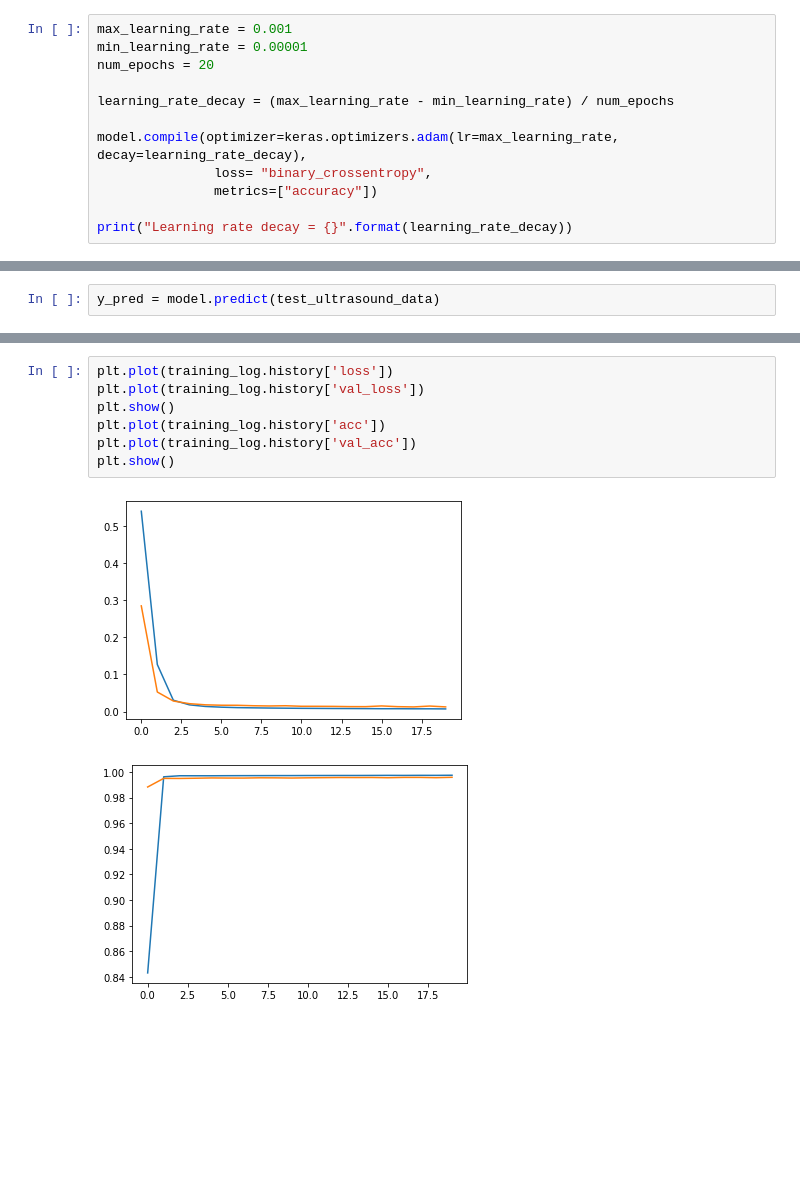
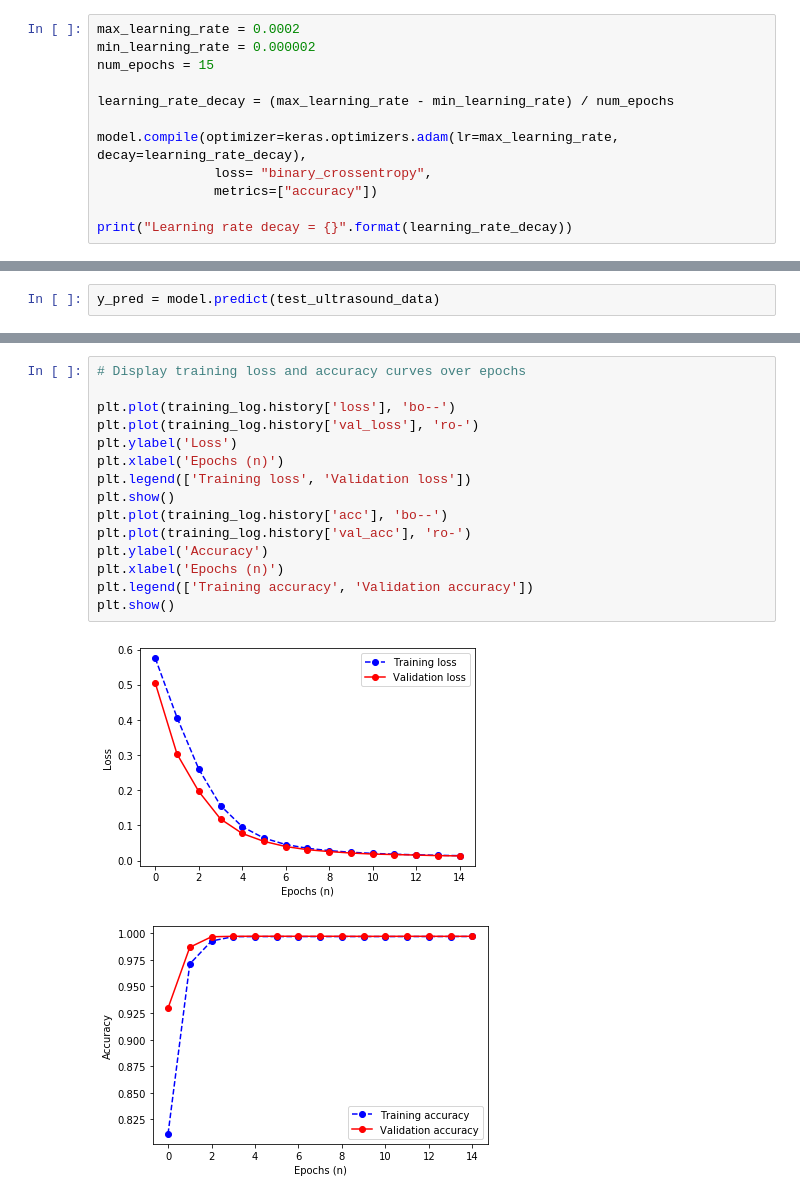
Before and after one commit to SlicerIGT/aigt, a Jupyter notebook: Notebooks/Segmentation/Segmentation2.ipynb, the cells around one changed output, grey strips where cells are left out. Saved outputs shown, nothing was run; the diff lists cells and outputs as text; blank space fills up the shorter version.

```diff
--- a/Notebooks/Segmentation/Segmentation2.ipynb
+++ b/Notebooks/Segmentation/Segmentation2.ipynb
@@ -204,7 +226,7 @@ Model built with 759058 parameters
 # %%
-max_learning_rate = 0.001
-min_learning_rate = 0.00001
-num_epochs = 20
+max_learning_rate = 0.0002
+min_learning_rate = 0.000002
+num_epochs = 15
 
 learning_rate_decay = (max_learning_rate - min_learning_rate) / num_epochs
 
@@ -283,10 +305,18 @@ for i in range(num_show):
 # %%
-plt.plot(training_log.history['loss'])
-plt.plot(training_log.history['val_loss'])
+# Display training loss and accuracy curves over epochs
+
+plt.plot(training_log.history['loss'], 'bo--')
+plt.plot(training_log.history['val_loss'], 'ro-')
+plt.ylabel('Loss')
+plt.xlabel('Epochs (n)')
+plt.legend(['Training loss', 'Validation loss'])
 plt.show()
-plt.plot(training_log.history['acc'])
-plt.plot(training_log.history['val_acc'])
+plt.plot(training_log.history['acc'], 'bo--')
+plt.plot(training_log.history['val_acc'], 'ro-')
+plt.ylabel('Accuracy')
+plt.xlabel('Epochs (n)')
+plt.legend(['Training accuracy', 'Validation accuracy'])
 plt.show()
 # %% [output]
-[figure, old version]
+[figure, new version]
-[figure, old version]
+[figure, new version]
```
Also changed, not shown: parts of 14 cells of this notebook.
